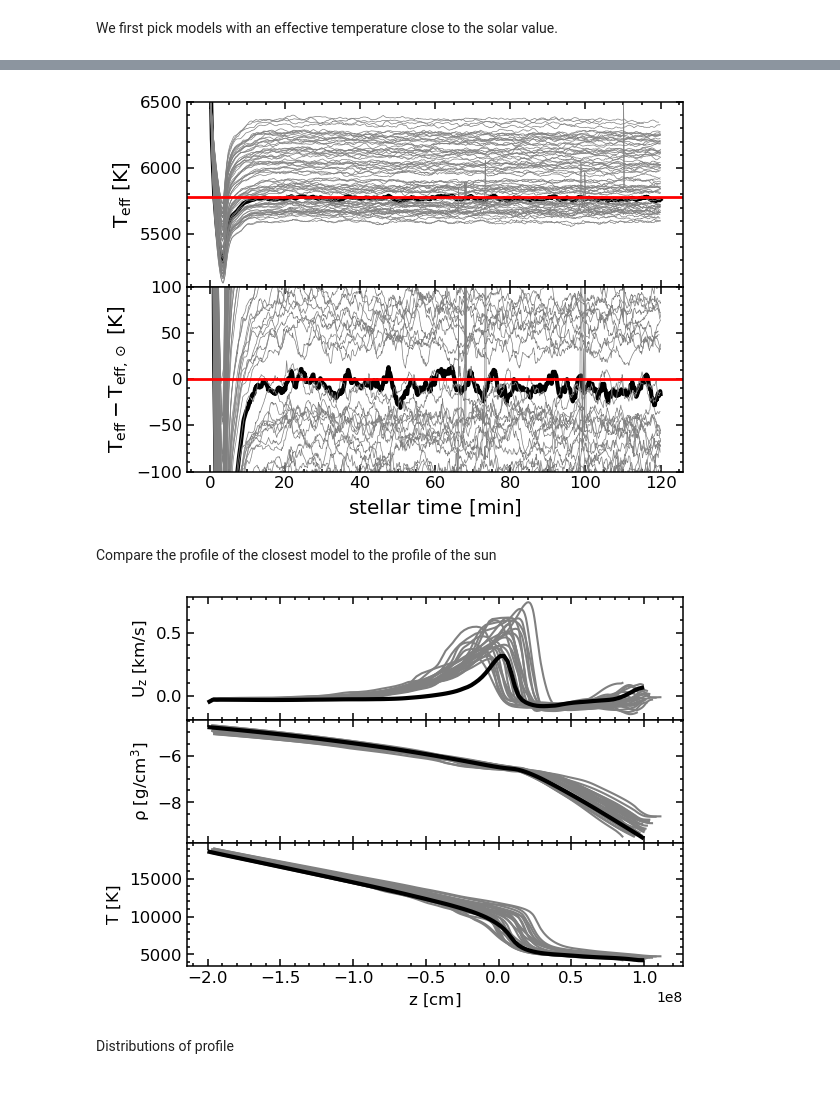
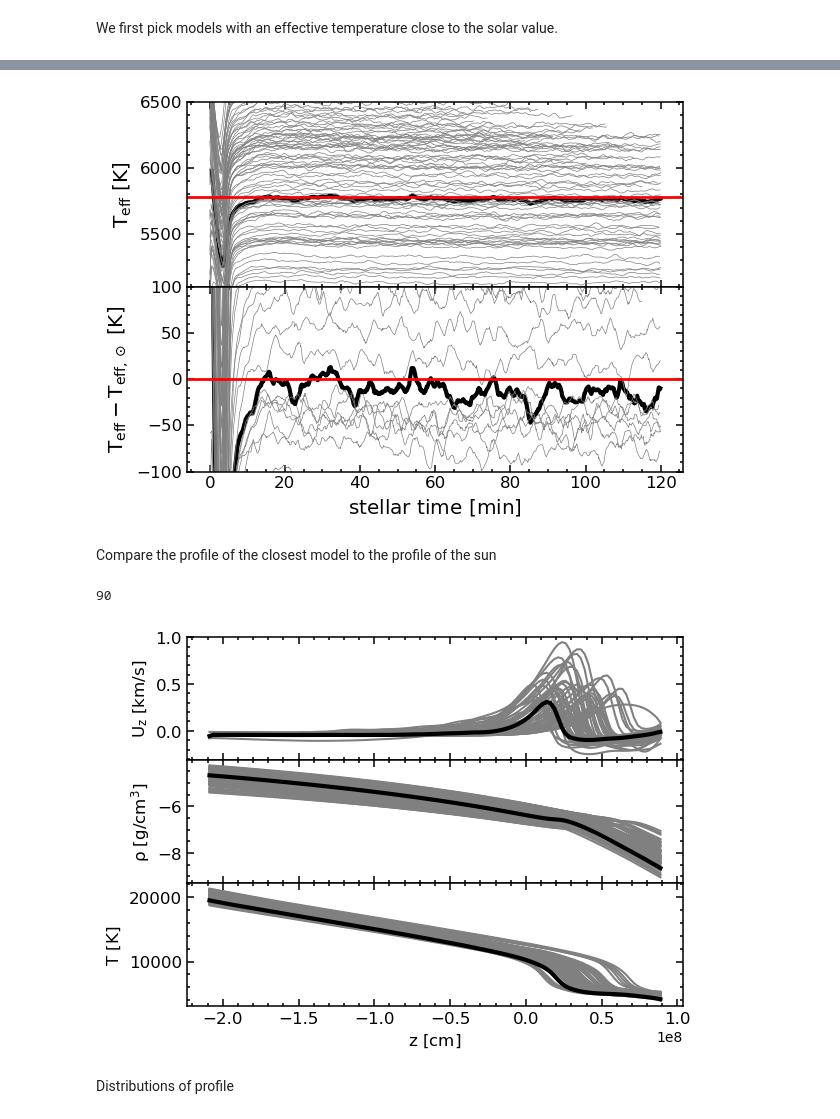
Before and after one commit to pe1995/MUST.jl, a Jupyter notebook: examples/solar_model/analyze_solar_model.ipynb, the cells around one changed output, grey strips where cells are left out. Saved outputs shown, nothing was run; the diff lists cells and outputs as text; code cells hidden in the pictures; blank space fills up the shorter version.

```diff
--- a/examples/solar_model/analyze_solar_model.ipynb
+++ b/examples/solar_model/analyze_solar_model.ipynb
@@ -42,3 +42,4 @@ folders = glob("grid*/", MUST.@in_dispatch(data_in));
 We first pick models with an effective temperature close to the solar value.
 # %%
 teff_models = get_teff.(folders);
+teff_models = teff_models[.!isnothing.(teff_models)];
@@ -48,7 +52,7 @@ mean_residuals = zeros(length(teff_models))
 for i in 1:length(teff_models)
     x, y = teff_models[i][:, 1], teff_models[i][:, 2]
 
-    cutoff = Int(ceil(0.6*length(y)))
+    cutoff = Int(ceil(0.7*length(y)))
 
     mean_residuals[i] = mean(abs.(y .- 5777.0))
 end
@@ -62,5 +66,5 @@ min_model = argmin(mean_residuals);
 # %%
-close("all")
+#close("all")
 
 f, ax  = plt.subplots(2,1, sharex=true)
 basic_plot!.(ax)
@@ -91,17 +95,21 @@ ax[2].set_ylim(-100,100)
 ax[1].set_ylim(5100,6500)
 ;
 
-gcf()
+#gcf()
 # %% [output]
-[figure, old version]
+[figure, new version]
 # %% [markdown]
 Compare the profile of the closest model to the profile of the sun
 # %%
 best_model = MUST.Boxes(folders[min_model]);
 # %%
-all_models = MUST.Boxes.(folders[1:3:end]);
+all_models = MUST.Boxes.(folders);
+# %%
+length(all_models)
+# %% [output]
+90
 # %%
-close("all")
+#close("all")
 
 f, ax  = plt.subplots(3,1, sharex=true)
 basic_plot!.(ax)
@@ -110,46 +118,50 @@ plt.subplots_adjust(hspace=0.0)
 # optical depth scale model
 model = best_model[1]
 
 # overlay other models
 for i in 1:length(all_models)
-    v  = MUST.plane_statistic(mean, all_models[i][2][end-1], :T)
-    d  = MUST.plane_statistic(mean, all_models[i][2][end-1], :d)
-    u  = MUST.plane_statistic(mean, all_models[i][2][end-1], :uz) .* 1e-5
-    t  = all_models[i][2][end-1][:z][1,1,:]
-    ax[1].plot(t, u, color="0.5")
-    ax[2].plot(t, log10.(d), color="0.5")
-    ax[3].plot(t, v, color="0.5")
+    try
+        v  = MUST.plane_statistic(mean, all_models[i][1][end], :T)
+        d  = MUST.plane_statistic(mean, all_models[i][1][end], :d)
+        u  = MUST.plane_statistic(mean, all_models[i][1][end], :uz) .* 1e-5
+        t  = all_models[i][1][end][:z][1,1,:]
+        ax[1].plot(t, u, color="0.5")
+        ax[2].plot(t, log10.(d), color="0.5")
+        ax[3].plot(t, v, color="0.5")
+    catch
+        nothing
+    end
 end
 
 # mean of the last 3 snapshots (15 min. time average)
 sstart = length(model) - 1
 send   = length(model) - 1
 
-v  = MUST.plane_statistic(mean, model[end-1], :T)
-d  = MUST.plane_statistic(mean, model[end-1], :d)
-u  = MUST.plane_statistic(mean, model[end-1], :uz) .* 1e-5
-t  = model[end-1][:z][1,1,:]
+v  = MUST.plane_statistic(mean, model[end], :T)
+d  = MUST.plane_statistic(mean, model[end], :d)
+u  = MUST.plane_statistic(mean, model[end], :uz) .* 1e-5
+t  = model[end][:z][1,1,:]
 
 mask = sortperm(t)
 t = t[mask]
 v = v[mask]
 d = d[mask]
 u = u[mask]
 
 ax[1].plot(t, u, label="closest model", color="k", lw=3)
 ax[2].plot(t, log10.(d), label="closest model", color="k", lw=3)
 ax[3].plot(t, v, label="closest model", color="k", lw=3)
 
 ax[1].set_ylabel(@L_str("\\rm U_z\\ [km/s]"), fontsize="large")
 ax[2].set_ylabel(@L_str("\\rm \\rho\\ [g/cm^3]"), fontsize="large")
 ax[3].set_ylabel(@L_str("\\rm T\\ [K]"), fontsize="large");
 ax[3].set_xlabel(@L_str("\\rm z\\ [cm]"), fontsize="large");
 
 #ax[3].set_ylim(3000,8000)
 
-gcf()
+#gcf()
 # %% [output]
-[figure, old version]
+[figure, new version]
 # %% [markdown]
 Distributions of profile
 # %%
```
Also changed, not shown: parts of 9 cells of this notebook, 20 other files.
